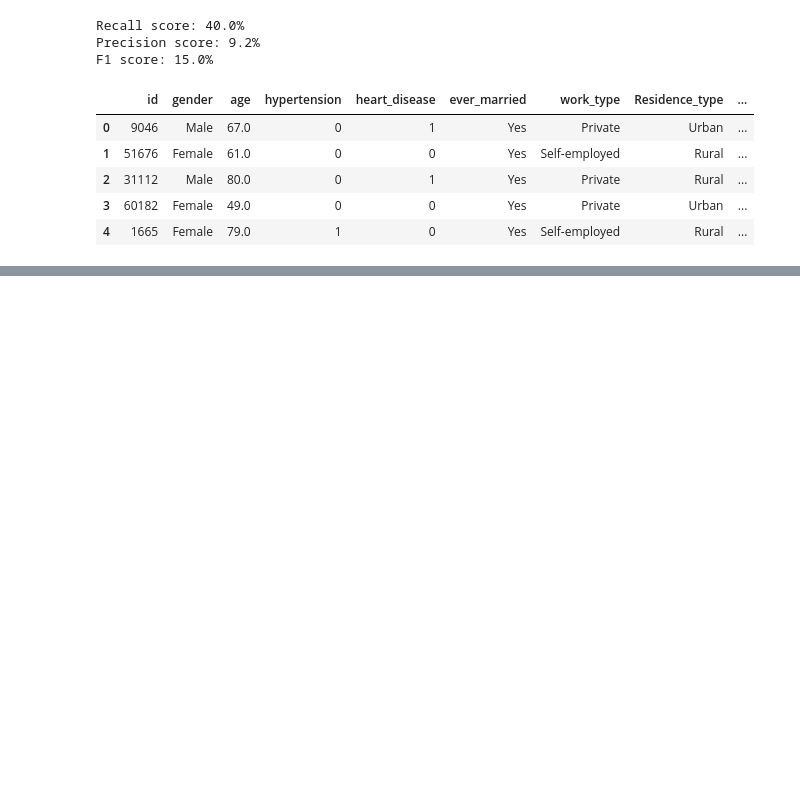
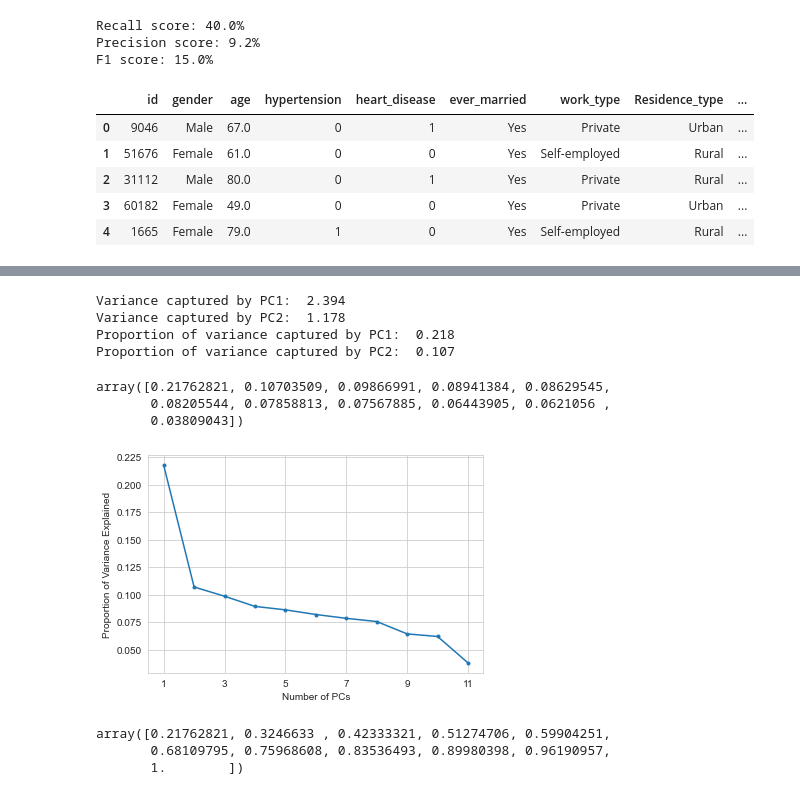
Before and after one commit to MaSOouD69/Capstone-Repo-Bootcamp-Project, a Jupyter notebook: capstone_Masoud_Arefi.ipynb, the cells around one changed output, grey strips where cells are left out. Saved outputs shown, nothing was run; the diff lists cells and outputs as text; code cells hidden in the pictures; blank space fills up the shorter version.

```diff
--- a/capstone_Masoud_Arefi.ipynb
+++ b/capstone_Masoud_Arefi.ipynb
@@ -1784,0 +1774,47 @@ ValueError: could not convert string to float: 'Female'
+# %%
+my_PCA = PCA()
+my_PCA.fit(X_train_ss)
+
+# transform data
+X_train_PCA = my_PCA.transform(X_train_ss)
+X_test_PCA = my_PCA.transform(X_test_ss)
+# %%
+print(f"Variance captured by PC1: {my_PCA.explained_variance_[0]: 0.3f}")
+print(f"Variance captured by PC2: {my_PCA.explained_variance_[1]: 0.3f}")
+
+print(f"Proportion of variance captured by PC1: {my_PCA.explained_variance_ratio_[0]: 0.3f}")
+print(f"Proportion of variance captured by PC2: {my_PCA.explained_variance_ratio_[1]: 0.3f}")
+# %% [output]
+Variance captured by PC1:  2.394
+Variance captured by PC2:  1.178
+Proportion of variance captured by PC1:  0.218
+Proportion of variance captured by PC2:  0.107
+# %%
+my_PCA.explained_variance_ratio_
+# %% [output]
+array([0.21762821, 0.10703509, 0.09866991, 0.08941384, 0.08629545,
+       0.08205544, 0.07858813, 0.07567885, 0.06443905, 0.0621056 ,
+       0.03809043])
+# %%
+expl_var = my_PCA.explained_variance_ratio_
+# %%
+plt.figure()
+plt.plot(range(1,12),expl_var,marker='.')
+plt.xlabel('Number of PCs')
+plt.ylabel('Proportion of Variance Explained')
+plt.xticks(range(1,12,2))
+plt.show()
+# %% [output]
+[figure, added]
+# %%
+# Pull out the explained variance ratio
+expl_var = my_PCA.explained_variance_ratio_
+
+# Calculate the cumulative sum of this array using the
+cumulative_sum = np.cumsum(expl_var)
+
+cumulative_sum
+# %% [output]
+array([0.21762821, 0.3246633 , 0.42333321, 0.51274706, 0.59904251,
+       0.68109795, 0.75968608, 0.83536493, 0.89980398, 0.96190957,
+       1.        ])
```
Also changed, not shown: parts of 13 cells of this notebook.
